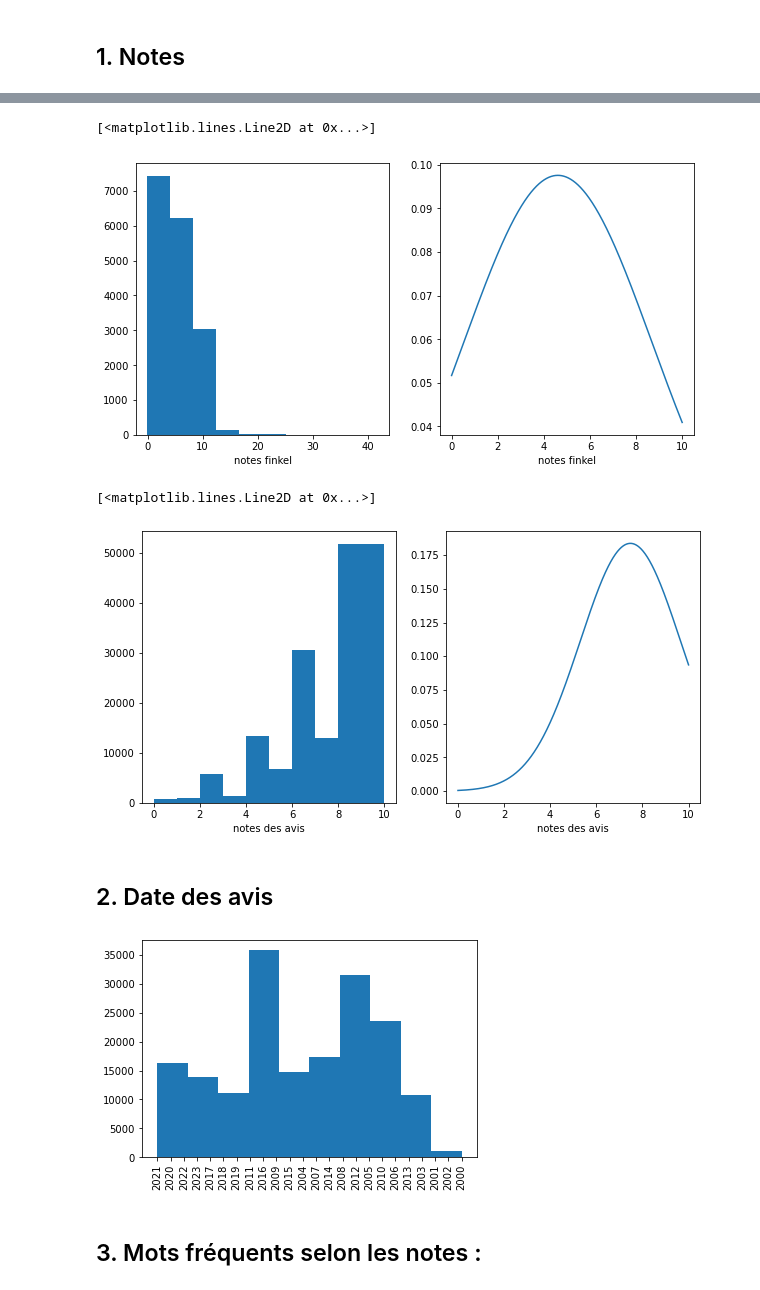
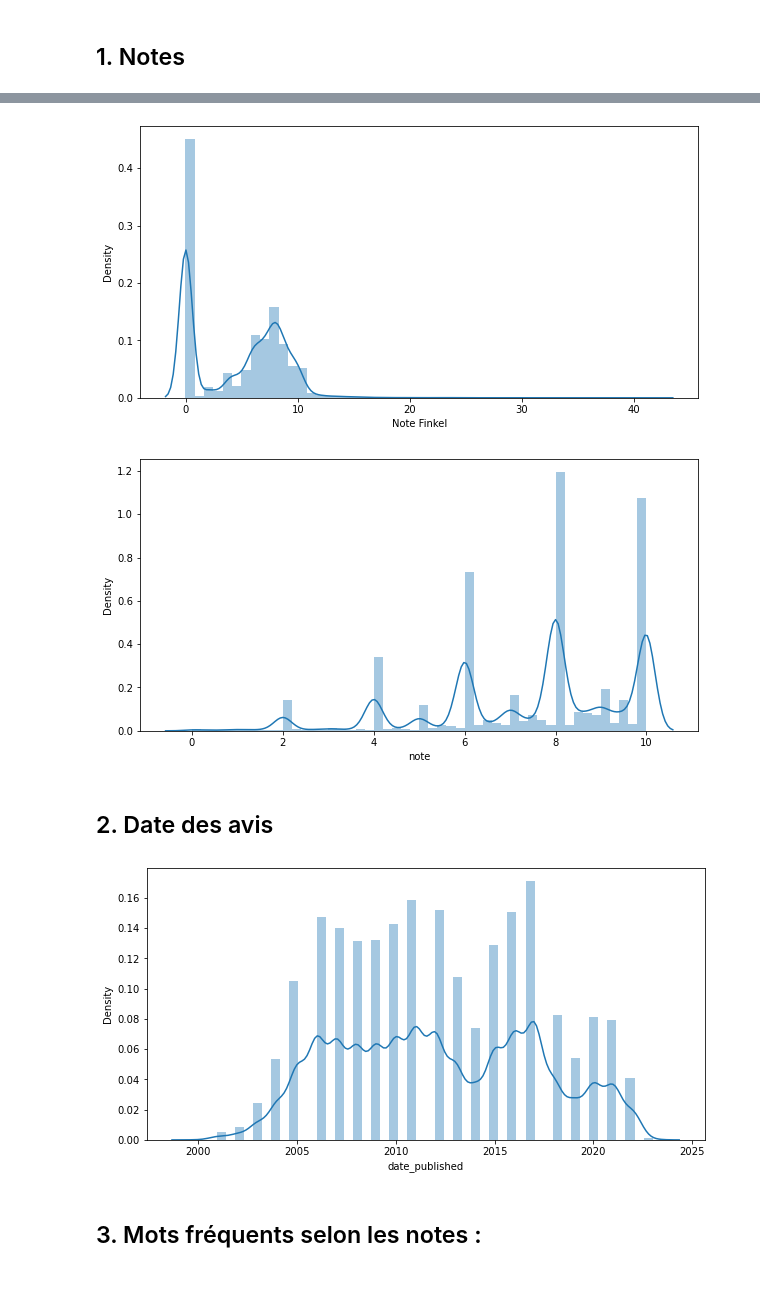
Before and after one commit to Amayas29/review-analysis, a Jupyter notebook: src/data-preprocessing.ipynb, the cells around one changed output, grey strips where cells are left out. Saved outputs shown, nothing was run; the diff lists cells and outputs as text; code cells hidden in the pictures.

Commit message:
changes on plots

```diff
--- a/src/data-preprocessing.ipynb
+++ b/src/data-preprocessing.ipynb
@@ -554,49 +534,29 @@ plt.plot(x, y)
 # %%
 plt.figure(figsize=(10, 5))
 notes = df_jeux_up["Note Finkel"]
-plt.subplot(1, 2, 1)
-plt.xlabel("notes finkel")
-plt.hist(notes)
 
-mu  = np.mean(notes)
-sig = np.std(notes)
-
-x = np.linspace(0, 10, 1000)
-y = np.exp( - (x - mu)**2 / (2 * sig**2)) / (np.sqrt(2 * np.pi) * sig)
-
-plt.subplot(1, 2, 2)
-plt.xlabel("notes finkel")
-plt.plot(x, y)
+sns.distplot(notes)
+plt.show()
 # %% [output]
-[<matplotlib.lines.Line2D at 0x...>]
-[figure, old version]
+[figure, new version]
 # %%
 plt.figure(figsize=(10, 5))
 notes = df_avis_up["note"]
-plt.subplot(1, 2, 1)
-plt.xlabel("notes des avis")
-plt.hist(notes)
 
-mu  = np.mean(notes)
-sig = np.std(notes)
-
-x = np.linspace(0, 10, 1000)
-y = np.exp( - (x - mu)**2 / (2 * sig**2)) / (np.sqrt(2 * np.pi) * sig)
-
-plt.subplot(1, 2, 2)
-plt.xlabel("notes des avis")
-plt.plot(x, y)
+sns.distplot(notes)
+plt.show()
 # %% [output]
-[<matplotlib.lines.Line2D at 0x...>]
-[figure, old version]
+[figure, new version]
 # %% [markdown]
 ## 2. Date des avis
 # %%
-plt.hist(df_avis_up["date_published"])
-plt.xticks(rotation='vertical')
+plt.figure(figsize=(10, 5))
+notes = df_avis_up["date_published"]
+
+sns.distplot(notes)
 plt.show()
 # %% [output]
-[figure, old version]
+[figure, new version]
 # %% [markdown]
 ## 3. Mots fréquents selon les notes :
 # %%
```
Also changed, not shown: parts of 9 cells of this notebook, 1 other file.
